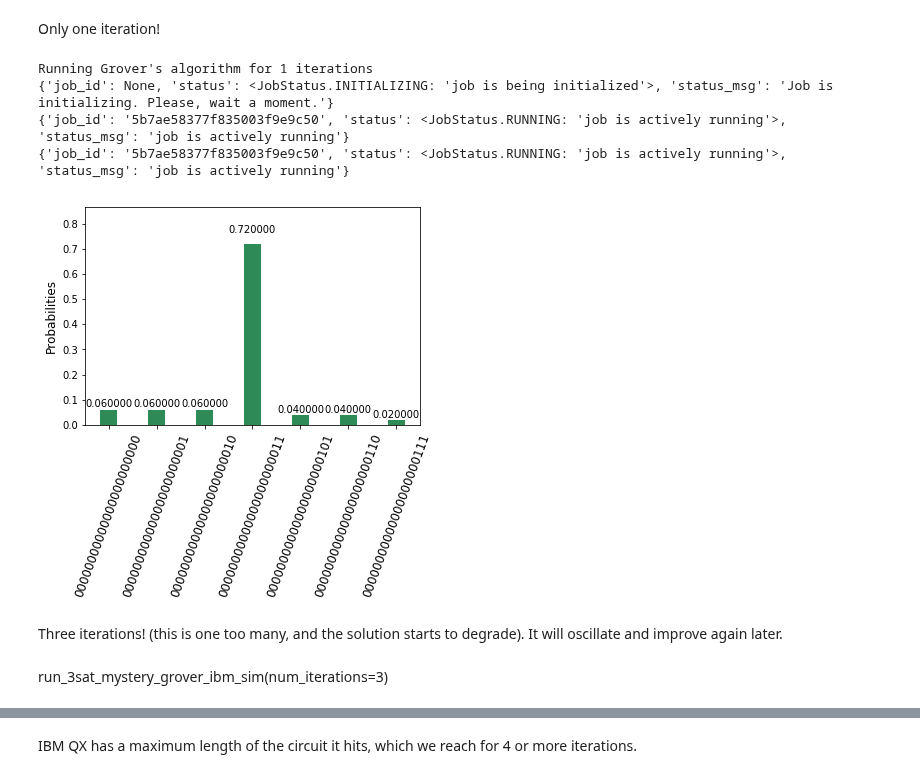
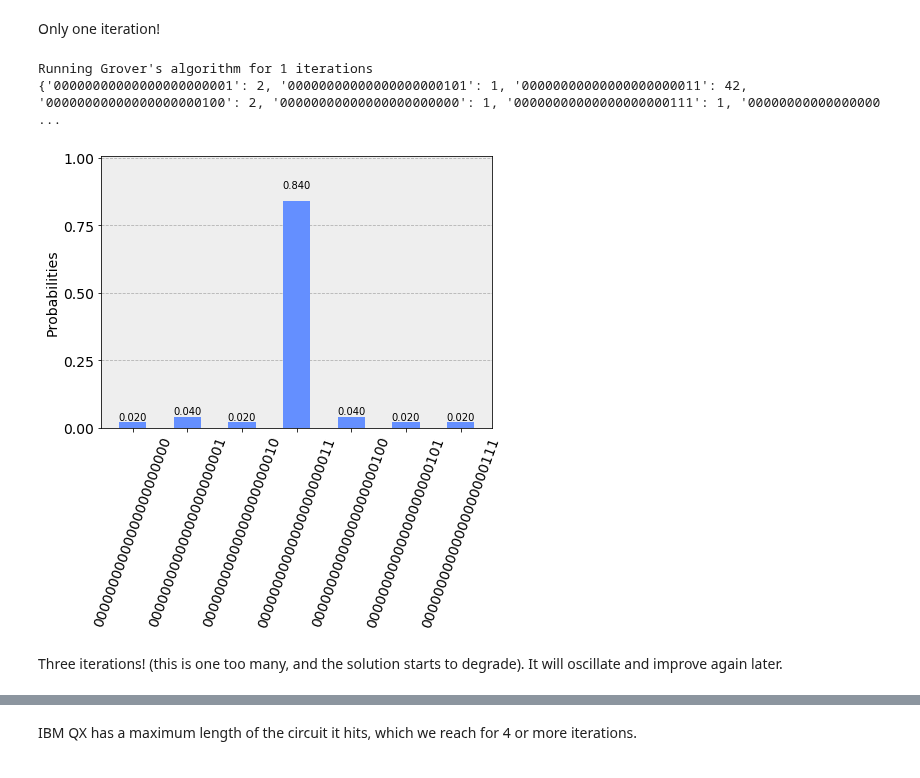
Before and after one commit to PacktPublishing/Mastering-Quantum-Computing-with-IBM-QX, a Jupyter notebook: Chapter10_GroversAlgorithm/GroversAlgorithm.ipynb, the cells around one changed output, grey strips where cells are left out. Saved outputs shown, nothing was run; the diff lists cells and outputs as text; code cells hidden in the pictures.

```diff
--- a/Chapter10_GroversAlgorithm/GroversAlgorithm.ipynb
+++ b/Chapter10_GroversAlgorithm/GroversAlgorithm.ipynb
@@ -481,14 +483,11 @@ Running Grover's algorithm for 2 iterations
 # %% [markdown]
 Only one iteration!
-# %%
-run_3sat_mystery_grover_ibm_sim(num_iterations=1)
-# %% [output]
-Running Grover's algorithm for 1 iterations
-{'job_id': None, 'status': <JobStatus.INITIALIZING: 'job is being initialized'>, 'status_msg': 'Job is initializing. Please, wait a moment.'}
-{'job_id': '5b7ae58377f835003f9e9c50', 'status': <JobStatus.RUNNING: 'job is actively running'>, 'status_msg': 'job is actively running'}
-{'job_id': '5b7ae58377f835003f9e9c50', 'status': <JobStatus.RUNNING: 'job is actively running'>, 'status_msg': 'job is actively running'}
-[figure, removed]
+# %%
+final=run_3sat_mystery_grover_ibm_sim(num_iterations=1)
+plot_histogram(final)
+# %% [output]
+Running Grover's algorithm for 1 iterations
+{'00000000000000000000001': 2, '00000000000000000000101': 1, '00000000000000000000011': 42, '00000000000000000000100': 2, '00000000000000000000000': 1, '00000000000000000000111': 1, '00000000000000000 ...
+[figure, added]
 # %% [markdown]
 Three iterations! (this is one too many, and the solution starts to degrade). It will oscillate and improve again later.
-# %% [markdown]
-run_3sat_mystery_grover_ibm_sim(num_iterations=3)
```
Also changed, not shown: parts of 8 cells of this notebook.
